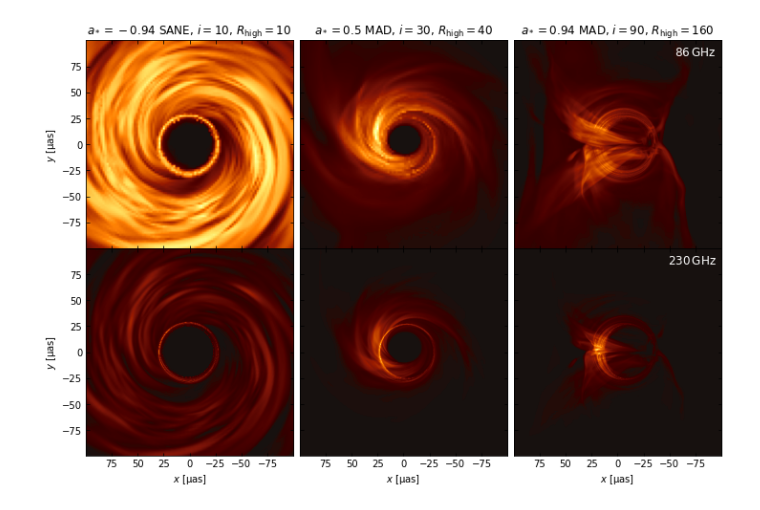
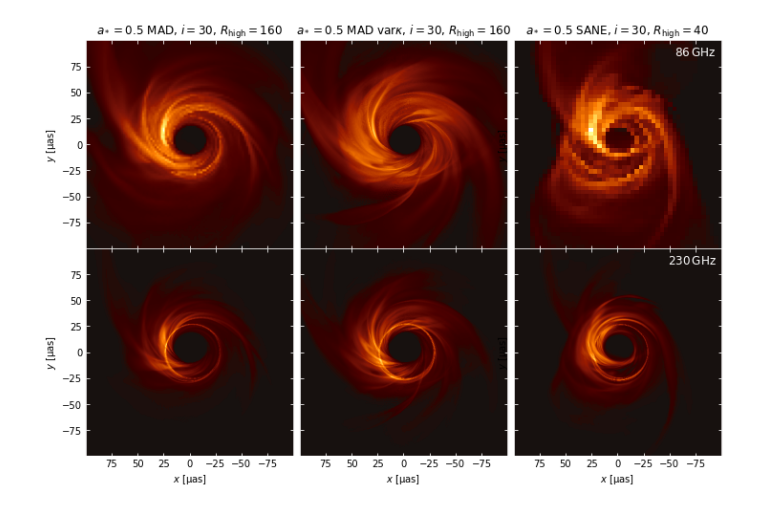
Before and after one commit to eventhorizontelescope/2017_sgra_paper5, a Jupyter notebook: output_sample.ipynb, the cells around one changed output. Cells and saved outputs as stored; diff of their text form; code cells hidden in the pictures.

```diff
--- a/output_sample.ipynb
+++ b/output_sample.ipynb
@@ -77,37 +77,62 @@ def mkimg(axes, a, b, c, vmax):
             axis='both',
             direction='in',
             top=True,
-            right=True)
+            right=True,
+            color='w',
+        )
+        for spine in ax.spines.values():
+            spine.set_edgecolor('w')
+# %%
+from astropy.io import fits
+from astropy import units as u
+from common import dalt as d
+
+with fits.open('model/Frankfurt_thermal/86GHz/SANE/a0.50_i030_R040/SgrA_SANE_a0.50_i029_Rh040_Rl01_sigc01_snorm2.4_t30000_f086GHz.fits') as hdul:
+    img = hdul[0].data
+img86 = d.Image(img.T, 4.14e6 * u.Msun, 2.5077305106e+22 * u.cm, 86e9 * u.H, 0,
+                800 * u.uas.to(u.rad) * 2.5077305106e+22 * u.cm,
+                800 * u.uas.to(u.rad) * 2.5077305106e+22 * u.cm)
+
+with fits.open('model/Frankfurt_thermal/SANE20-30kM/a0.50_i030_R040/SgrA_SANE_a0.50_i029_Rh040_Rl01_sigc01_snorm2.4_t30000_f230GHz.fits') as hdul:
+    img = hdul[0].data
+img230 = d.Image(img.T, 4.14e6 * u.Msun, 2.5077305106e+22 * u.cm, 86e9 * u.H, 0,
+                 200 * u.uas.to(u.rad) * 2.5077305106e+22 * u.cm,
+                 200 * u.uas.to(u.rad) * 2.5077305106e+22 * u.cm)
 # %%
 fig, axes = plt.subplots(2,3, figsize=(12,8), sharex=True, sharey=True)
 plt.subplots_adjust(hspace=0, wspace=0.01)
 
 mkimg(axes[0],
-    'model/Illinois_thermal/86GHz/Sa-0.94_w5/img_s05999_Rh1_i10.h5',
-    'model/Illinois_thermal/86GHz/Ma+0.5_w5/img_s05999_Rh40_i30.h5',
-    'model/Hamr_varkappa/86GHz/mad_a+0.93/Rhigh_160_Inclination_90/mad_a+93_2693.h5',
+    'model/Illinois_thermal/86GHz/Ma+0.5_w5/img_s05999_Rh160_i30.h5',
+    'model/Hamr_varkappa/86GHz/mad_a+0.5/Rhigh_160_Inclination_30/mad_a+5_3487.h5',
+    'model/Hamr_varkappa/86GHz/mad_a+0.5/Rhigh_160_Inclination_30/mad_a+5_3487.h5',
+#    'model/Frankfurt_thermal/SANE20-30kM/a0.94_i030_R040/SgrA_SANE_a0.94_i029_Rh040_Rl01_sigc01_snorm2.4_t30000_f86GHz.fits',
     2e-4,
 )
 
 mkimg(axes[1],
-    'model/Illinois_thermal/230GHz/Sa-0.94_w5/img_s05999_Rh1_i10.h5',
-    'model/Illinois_thermal/230GHz/Ma+0.5_w5/img_s05999_Rh40_i30.h5',
-    'model/Hamr_varkappa/230GHz/mad_a+0.93/Rhigh_160_Inclination_90/mad_a+93_2693.h5',
+    'model/Illinois_thermal/230GHz/Ma+0.5_w5/img_s05999_Rh160_i30.h5',
+    'model/Hamr_varkappa/230GHz/mad_a+0.5/Rhigh_160_Inclination_30/mad_a+5_3487.h5',
+    'model/Hamr_varkappa/230GHz/mad_a+0.5/Rhigh_160_Inclination_30/mad_a+5_3487.h5',
+#    'model/Frankfurt_thermal/SANE20-30kM/a0.94_i030_R040/SgrA_SANE_a0.94_i029_Rh040_Rl01_sigc01_snorm2.4_t30000_f230GHz.fits',
     2e-4,
 )
 
-axes[0,0].set_title('$a_*=-0.94$ SANE, $i=10$, $R_\mathrm{high}=10$')
-axes[0,1].set_title('$a_*=0.5$ MAD, $i=30$, $R_\mathrm{high}=40$')
-axes[0,2].set_title('$a_*=0.94$ MAD, $i=90$, $R_\mathrm{high}=160$')
+viz.show(img86,  ax=axes[0,2], cmap='afmhot_10us')
+viz.show(img230, ax=axes[1,2], cmap='afmhot_10us')
+
+axes[0,0].set_title('$a_*=0.5$ MAD, $i=30$, $R_\mathrm{high}=160$')
+axes[0,1].set_title('$a_*=0.5$ MAD var$\kappa$, $i=30$, $R_\mathrm{high}=160$')
+axes[0,2].set_title('$a_*=0.5$ SANE, $i=30$, $R_\mathrm{high}=40$')
 axes[0,2].text(-95,85, '$86\,\mathrm{GHz}$',  color='w', fontsize=12, horizontalalignment='right')
 axes[1,2].text(-95,85, '$230\,\mathrm{GHz}$', color='w', fontsize=12, horizontalalignment='right')
 axes[1,0].set_xticks(range(75,-99,-25))
 axes[1,1].set_xticks(range(75,-99,-25))
 axes[1,2].set_xticks(range(75,-99,-25))
 
 fig.savefig('output/sample_imgs.pdf', bbox_inches='tight')
 # %% [output]
-[figure, old version]
+[figure, new version]
 # %%
 def mksed(a, at, b, bt, c, ct, out):
     fig, axes = plt.subplots(1, 3, figsize=(12,4.8), sharey=True)
```
Also changed, not shown: parts of 3 cells of this notebook, 9 other files.
